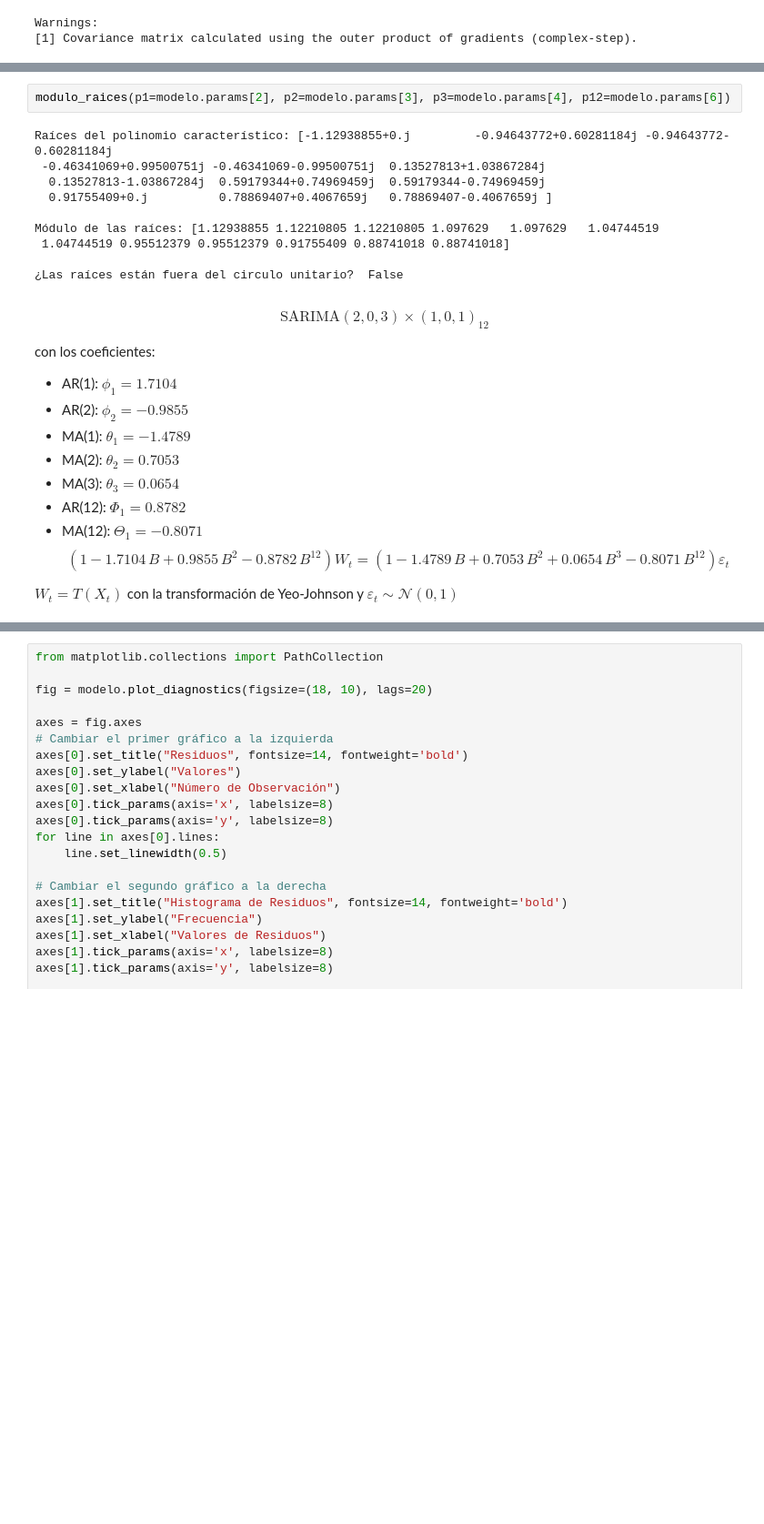
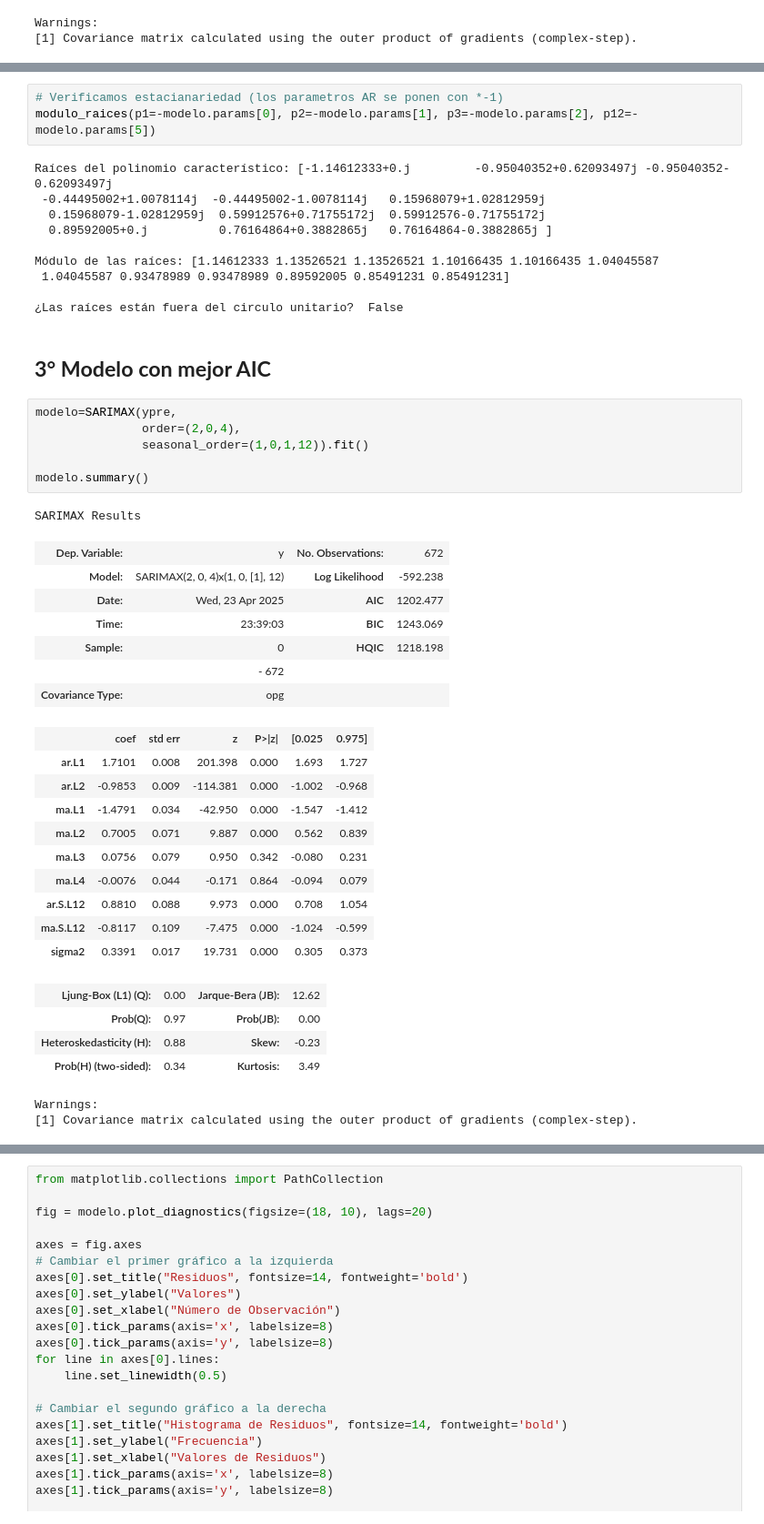
Before and after one commit to heritaco/Time-Series, a Jupyter notebook: 05-SARIMA/Precipitacion en Puebla.ipynb, the cells around one changed output, grey strips where cells are left out. Shown at 91% size. Cells and saved outputs as stored; diff of their text form; blank space fills up the shorter version.

```diff
--- a/05-SARIMA/Precipitacion en Puebla.ipynb
+++ b/05-SARIMA/Precipitacion en Puebla.ipynb
@@ -384,40 +437,46 @@ Módulo de las raíces: [1.13999182 1.13066738 1.13066738 1.10109417 1.10109417
 # %%
-modulo_raices(p1=modelo.params[2], p2=modelo.params[3], p3=modelo.params[4], p12=modelo.params[6])
+# Verificamos estacianariedad (los parametros AR se ponen con *-1)
+modulo_raices(p1=-modelo.params[0], p2=-modelo.params[1], p3=-modelo.params[2], p12=-modelo.params[5])
 # %% [output]
-Raíces del polinomio característico: [-1.12938855+0.j         -0.94643772+0.60281184j -0.94643772-0.60281184j
- -0.46341069+0.99500751j -0.46341069-0.99500751j  0.13527813+1.03867284j
-  0.13527813-1.03867284j  0.59179344+0.74969459j  0.59179344-0.74969459j
-  0.91755409+0.j          0.78869407+0.4067659j   0.78869407-0.4067659j ]
+Raíces del polinomio característico: [-1.14612333+0.j         -0.95040352+0.62093497j -0.95040352-0.62093497j
+ -0.44495002+1.0078114j  -0.44495002-1.0078114j   0.15968079+1.02812959j
+  0.15968079-1.02812959j  0.59912576+0.71755172j  0.59912576-0.71755172j
+  0.89592005+0.j          0.76164864+0.3882865j   0.76164864-0.3882865j ]
 
-Módulo de las raíces: [1.12938855 1.12210805 1.12210805 1.097629   1.097629   1.04744519
- 1.04744519 0.95512379 0.95512379 0.91755409 0.88741018 0.88741018]
+Módulo de las raíces: [1.14612333 1.13526521 1.13526521 1.10166435 1.10166435 1.04045587
+ 1.04045587 0.93478989 0.93478989 0.89592005 0.85491231 0.85491231]
 
 ¿Las raíces están fuera del circulo unitario?  False
-# %% [markdown]
-
-$$
-\text{SARIMA}(2,0,3) \times (1,0,1)_{12}
-$$
-
-con los coeficientes:
-
-- AR(1): $\phi_1 = 1.7104$
-- AR(2): $\phi_2 = -0.9855$
-- MA(1): $\theta_1 = -1.4789$
-- MA(2): $\theta_2 = 0.7053$
-- MA(3): $\theta_3 = 0.0654$
-- AR(12): $\Phi_1 = 0.8782$
-- MA(12): $\Theta_1 = -0.8071$
-$$
-(1
-- 1.7104 \, B
-+ 0.9855 \, B^2
-- 0.8782 \, B^{12})W_t=
-(1
-- 1.4789 \, B
-+ 0.7053 \, B^2
-+ 0.0654 \, B^3
-- 0.8071 \, B^{12})\varepsilon_{t}
-$$
-
-$W_t = T(X_t)$ con la transformación de Yeo-Johnson y $\varepsilon_t \sim \mathcal{N}(0, 1)$
+# %% [markdown]
+## **3° Modelo con mejor AIC**
+# %%
+modelo=SARIMAX(ypre,
+               order=(2,0,4),
+               seasonal_order=(1,0,1,12)).fit()
+
+modelo.summary()
+# %% [output]
+SARIMAX Results
+| Dep. Variable: | y | No. Observations: | 672 |
+| Model: | SARIMAX(2, 0, 4)x(1, 0, [1], 12) | Log Likelihood | -592.238 |
+| Date: | Wed, 23 Apr 2025 | AIC | 1202.477 |
+| Time: | 23:39:03 | BIC | 1243.069 |
+| Sample: | 0 | HQIC | 1218.198 |
+|  | - 672 |  |  |
+| Covariance Type: | opg |  |  |
+|  | coef | std err | z | P>|z| | [0.025 | 0.975] |
+| ar.L1 | 1.7101 | 0.008 | 201.398 | 0.000 | 1.693 | 1.727 |
+| ar.L2 | -0.9853 | 0.009 | -114.381 | 0.000 | -1.002 | -0.968 |
+| ma.L1 | -1.4791 | 0.034 | -42.950 | 0.000 | -1.547 | -1.412 |
+| ma.L2 | 0.7005 | 0.071 | 9.887 | 0.000 | 0.562 | 0.839 |
+| ma.L3 | 0.0756 | 0.079 | 0.950 | 0.342 | -0.080 | 0.231 |
+| ma.L4 | -0.0076 | 0.044 | -0.171 | 0.864 | -0.094 | 0.079 |
+| ar.S.L12 | 0.8810 | 0.088 | 9.973 | 0.000 | 0.708 | 1.054 |
+| ma.S.L12 | -0.8117 | 0.109 | -7.475 | 0.000 | -1.024 | -0.599 |
+| sigma2 | 0.3391 | 0.017 | 19.731 | 0.000 | 0.305 | 0.373 |
+| Ljung-Box (L1) (Q): | 0.00 | Jarque-Bera (JB): | 12.62 |
+| Prob(Q): | 0.97 | Prob(JB): | 0.00 |
+| Heteroskedasticity (H): | 0.88 | Skew: | -0.23 |
+| Prob(H) (two-sided): | 0.34 | Kurtosis: | 3.49 |
+Warnings:
+[1] Covariance matrix calculated using the outer product of gradients (complex-step).
```
Also changed, not shown: parts of 29 cells of this notebook, 1 other file.
